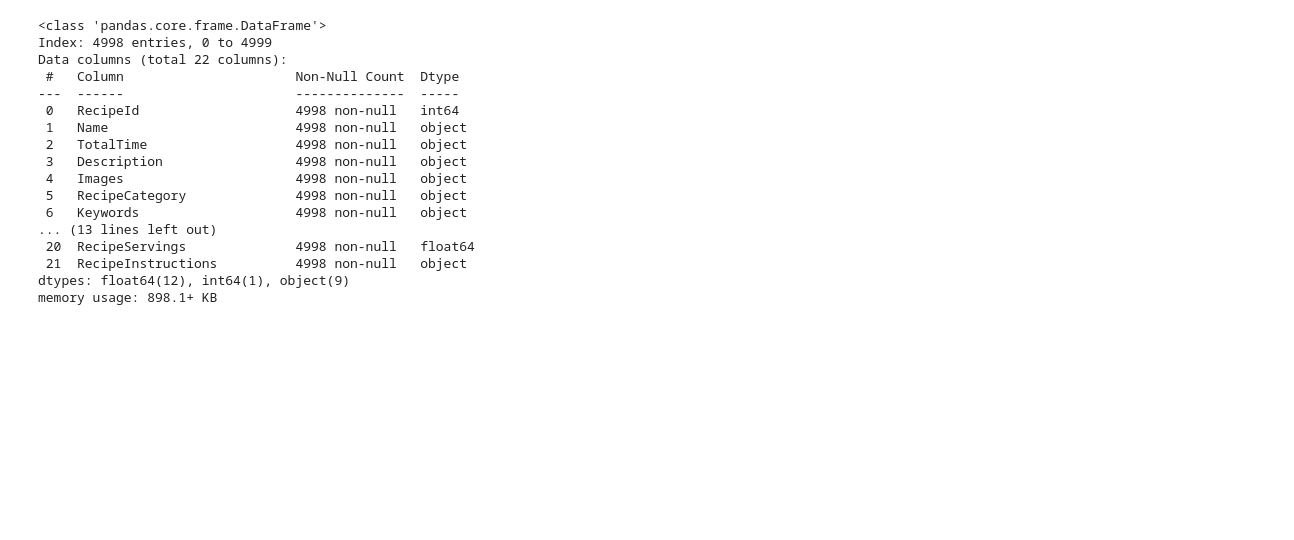
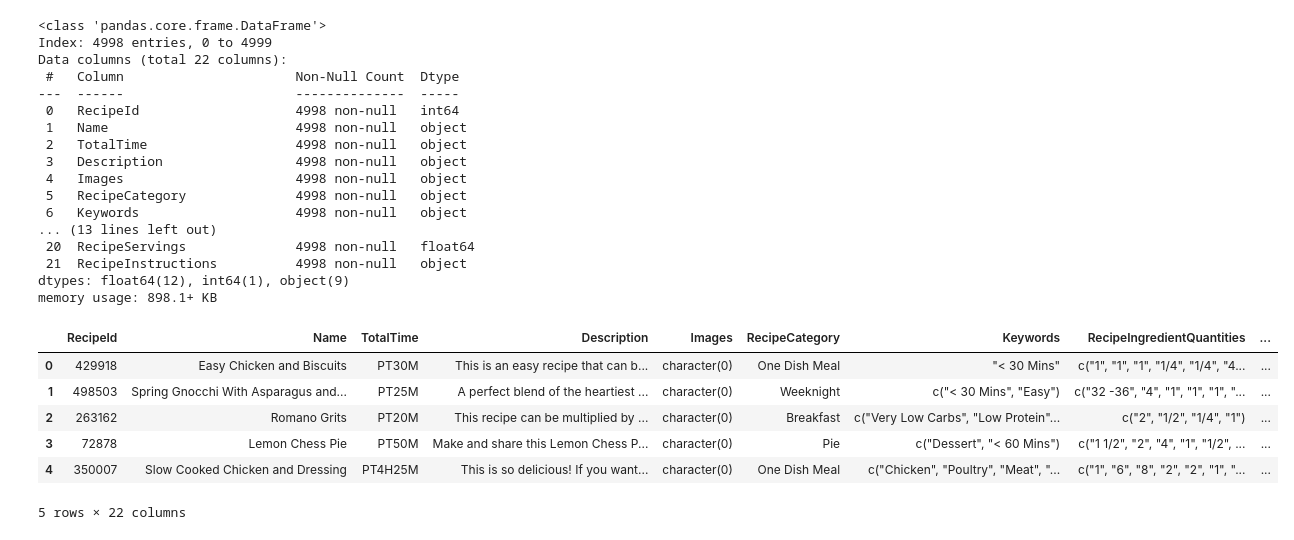
Before and after one commit to cjcheatham/Artisan_Al, a Jupyter notebook: Recipe.ipynb, the cells around one changed output. Cells and saved outputs as stored; diff of their text form; code cells hidden in the pictures; blank space fills up the shorter version.

Commit message:
clean1

```diff
--- a/Recipe.ipynb
+++ b/Recipe.ipynb
@@ -76,7 +76,7 @@ clean_df = clean_df.drop(["Serving"], axis=1)
 clean_df['RecipeServings'].fillna(1, inplace=True)
 # %%
 # Remove rows with NA in "RecipeCategory"
-clean_df = clean_df.dropna(subset=['RecipeCategory'])
+clean_df = clean_df.dropna(subset=['RecipeCategory', 'Description', 'RecipeIngredientQuantities'])
 clean_df.info()
 # %% [output]
 <class 'pandas.core.frame.DataFrame'>
@@ -96,3 +96,13 @@ Data columns (total 22 columns):
  21  RecipeInstructions          4998 non-null   object
 dtypes: float64(12), int64(1), object(9)
 memory usage: 898.1+ KB
+# %%
+clean_df.head()
+# %% [output]
+|  | RecipeId | Name | TotalTime | Description | Images | RecipeCategory | Keywords | RecipeIngredientQuantities | ... |
+| 0 | 429918 | Easy Chicken and Biscuits | PT30M | This is an easy recipe that can b... | character(0) | One Dish Meal | "< 30 Mins" | c("1", "1", "1", "1/4", "1/4", "4... | ... |
+| 1 | 498503 | Spring Gnocchi With Asparagus and... | PT25M | A perfect blend of the heartiest ... | character(0) | Weeknight | c("< 30 Mins", "Easy") | c("32 -36", "4", "1", "1", "1", "... | ... |
+| 2 | 263162 | Romano Grits | PT20M | This recipe can be multiplied by ... | character(0) | Breakfast | c("Very Low Carbs", "Low Protein"... | c("2", "1/2", "1/4", "1") | ... |
+| 3 | 72878 | Lemon Chess Pie | PT50M | Make and share this Lemon Chess P... | character(0) | Pie | c("Dessert", "< 60 Mins") | c("1 1/2", "2", "4", "1", "1/2", ... | ... |
+| 4 | 350007 | Slow Cooked Chicken and Dressing | PT4H25M | This is so delicious! If you want... | character(0) | One Dish Meal | c("Chicken", "Poultry", "Meat", "... | c("1", "6", "8", "2", "2", "1", "... | ... |
+5 rows × 22 columns
```
Also changed, not shown: parts of 9 cells of this notebook, 1 other file.
